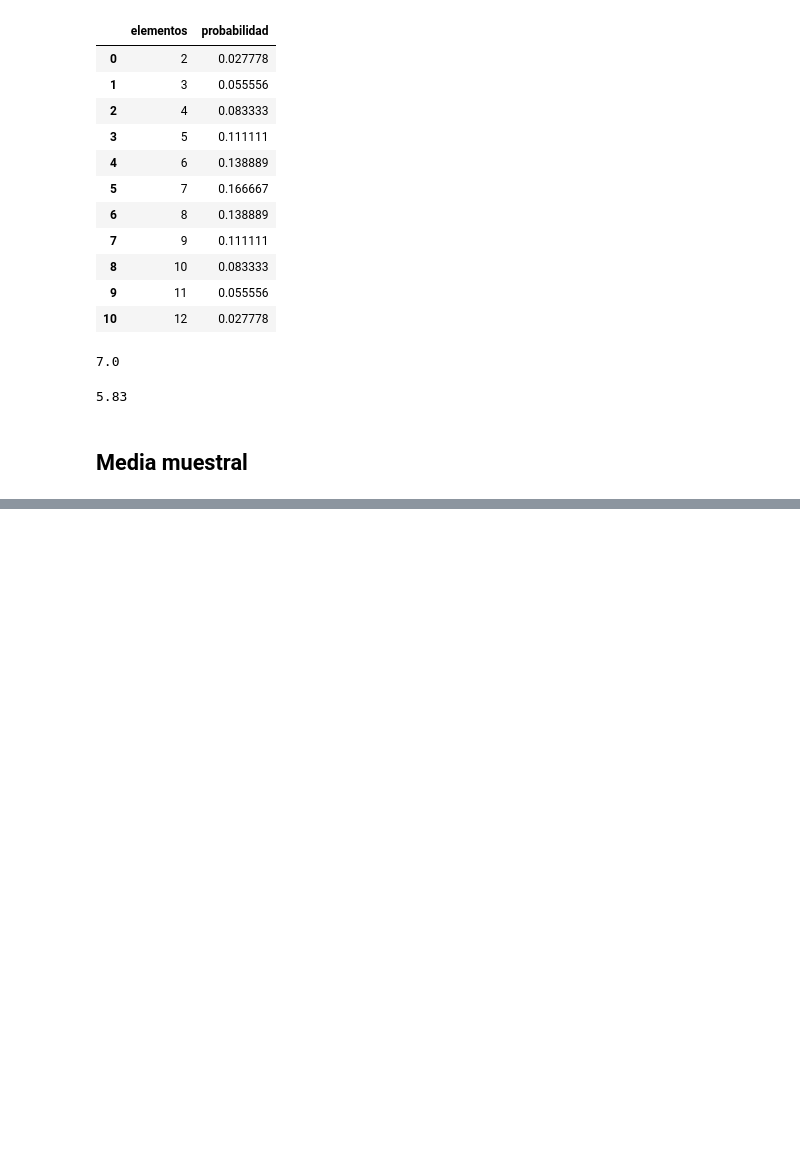
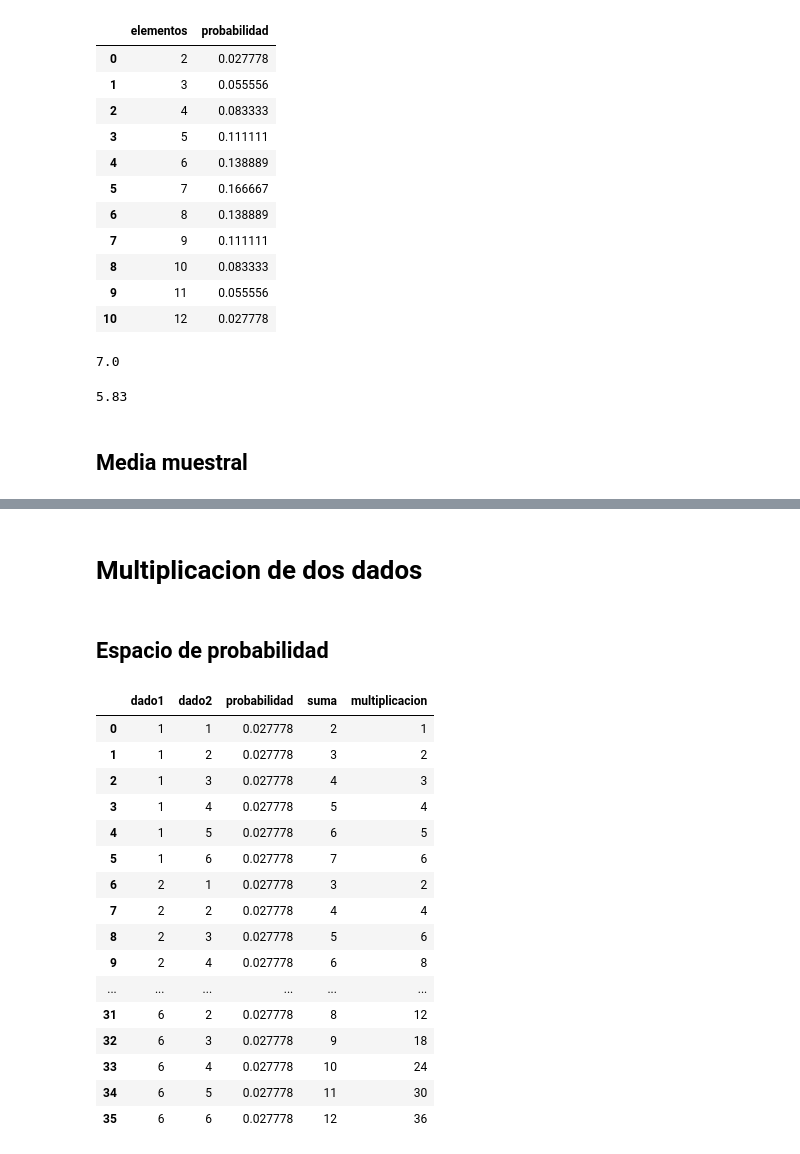
Before and after one commit to AnIsAsPe/Estadistica_y_Probabilidad_para-CD-, a Jupyter notebook: PrincipiosDeProbabilidad/Semana2/Notebooks/Variables_aleatorias,Esperanza,_varianza,_dependencia_independencia.ipynb, the cells around one changed output, grey strips where cells are left out. Cells and saved outputs as stored; diff of their text form; code cells hidden in the pictures; blank space fills up the shorter version.

```diff
--- a/PrincipiosDeProbabilidad/Semana2/Notebooks/Variables_aleatorias,Esperanza,_varianza,_dependencia_independencia.ipynb
+++ b/PrincipiosDeProbabilidad/Semana2/Notebooks/Variables_aleatorias,Esperanza,_varianza,_dependencia_independencia.ipynb
@@ -329,0 +260,25 @@ varianza: 5.81
+# %% [markdown]
+# Multiplicacion de dos dados
+# %% [markdown]
+## Espacio de probabilidad
+# %%
+dos_dados['multiplicacion'] = dos_dados['dado1'] * dos_dados['dado2']
+dos_dados
+# %% [output]
+|  | dado1 | dado2 | probabilidad | suma | multiplicacion |
+| 0 | 1 | 1 | 0.027778 | 2 | 1 |
+| 1 | 1 | 2 | 0.027778 | 3 | 2 |
+| 2 | 1 | 3 | 0.027778 | 4 | 3 |
+| 3 | 1 | 4 | 0.027778 | 5 | 4 |
+| 4 | 1 | 5 | 0.027778 | 6 | 5 |
+| 5 | 1 | 6 | 0.027778 | 7 | 6 |
+| 6 | 2 | 1 | 0.027778 | 3 | 2 |
+| 7 | 2 | 2 | 0.027778 | 4 | 4 |
+| 8 | 2 | 3 | 0.027778 | 5 | 6 |
+| 9 | 2 | 4 | 0.027778 | 6 | 8 |
+| ... | ... | ... | ... | ... | ... |
+| 31 | 6 | 2 | 0.027778 | 8 | 12 |
+| 32 | 6 | 3 | 0.027778 | 9 | 18 |
+| 33 | 6 | 4 | 0.027778 | 10 | 24 |
+| 34 | 6 | 5 | 0.027778 | 11 | 30 |
+| 35 | 6 | 6 | 0.027778 | 12 | 36 |
```
Also changed, not shown: parts of 37 cells of this notebook.
